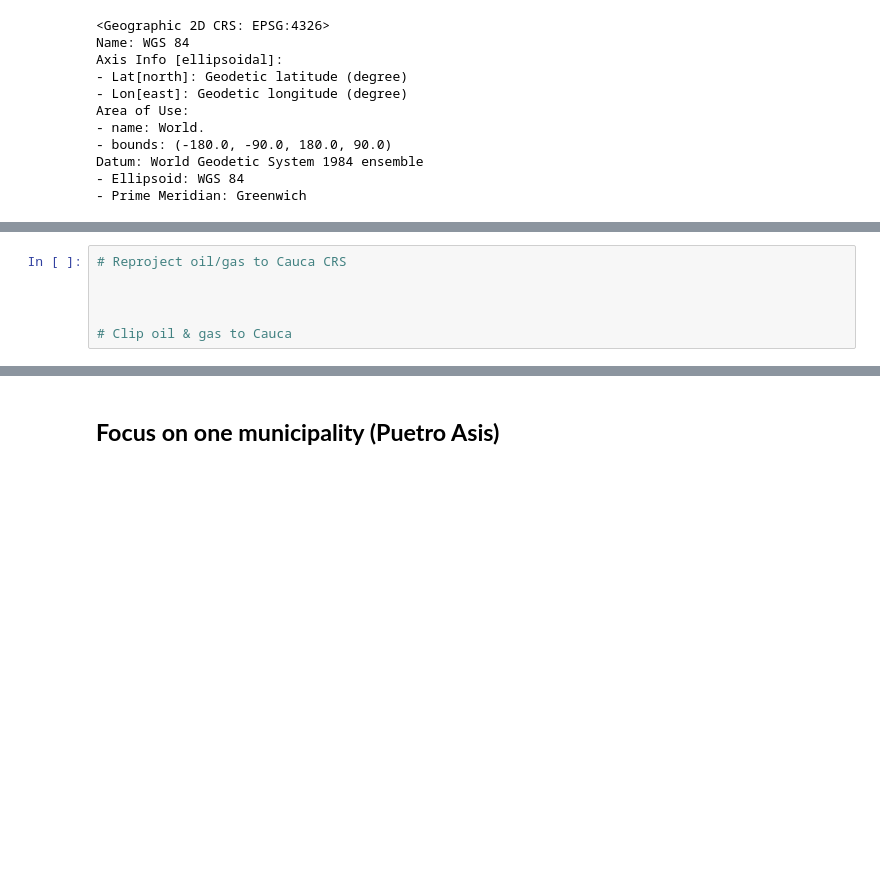
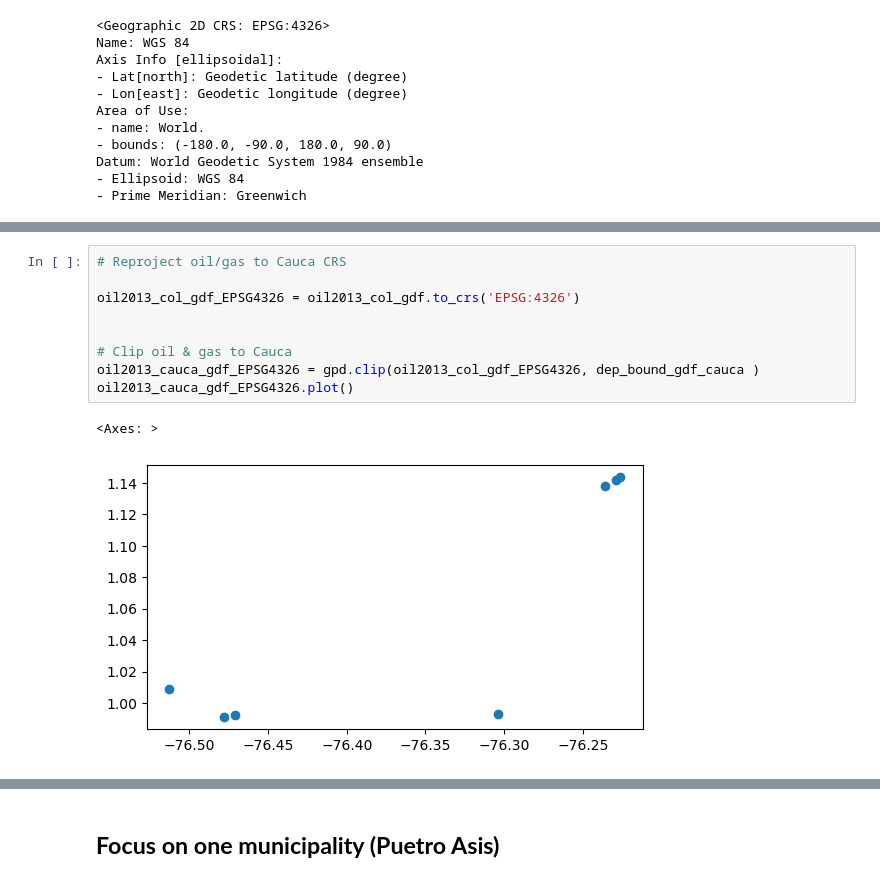
Before and after one commit to fabioaco/03-geopark-vector-data, a Jupyter notebook: notebooks/geopark-vector-data-empty.ipynb, the cells around one changed output, grey strips where cells are left out. Saved outputs shown, nothing was run; the diff lists cells and outputs as text; blank space fills up the shorter version.

```diff
--- a/notebooks/geopark-vector-data-empty.ipynb
+++ b/notebooks/geopark-vector-data-empty.ipynb
@@ -466,9 +477,15 @@ Datum: World Geodetic System 1984 ensemble
 # %%
 # Reproject oil/gas to Cauca CRS
 
+oil2013_col_gdf_EPSG4326 = oil2013_col_gdf.to_crs('EPSG:4326')
 
 
 # Clip oil & gas to Cauca
+oil2013_cauca_gdf_EPSG4326 = gpd.clip(oil2013_col_gdf_EPSG4326, dep_bound_gdf_cauca )
+oil2013_cauca_gdf_EPSG4326.plot()
+# %% [output]
+<Axes: >
+[figure, added]
 # %%
 # Reproject roads to Cauca CRS
 
```
Also changed, not shown: parts of 12 cells of this notebook.
